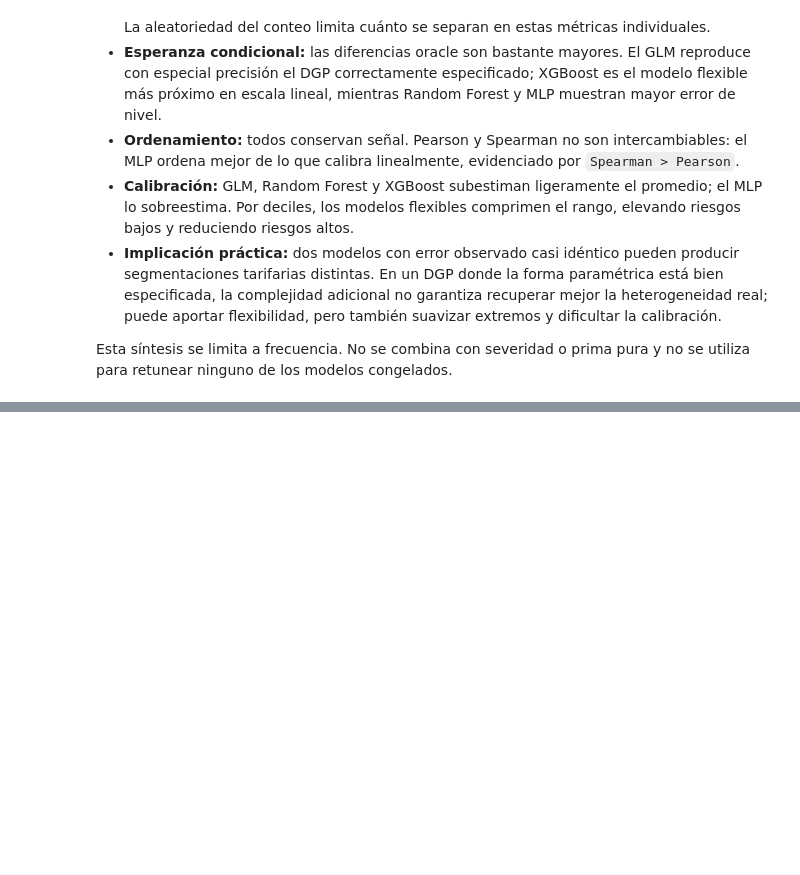
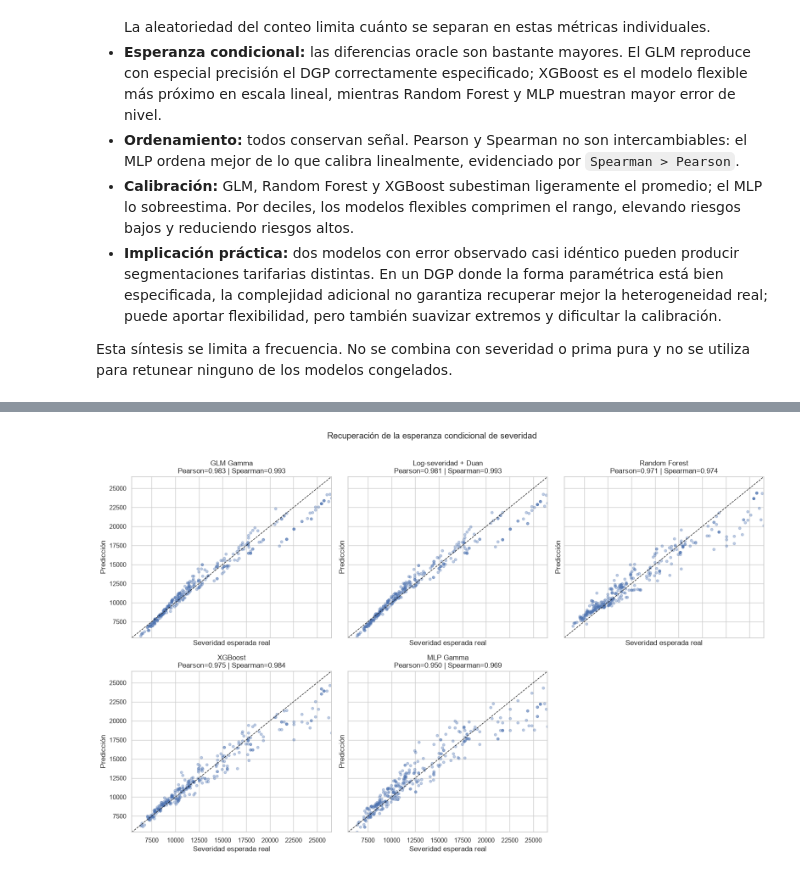
Before and after one commit to ActuarioDereckFuzz/Modelos_estadisticosvsMLvsDeep-Learning, a Jupyter notebook: notebooks/06_model_comparison.ipynb, the cells around one changed output, grey strips where cells are left out. Saved outputs shown, nothing was run; the diff lists cells and outputs as text; code cells hidden in the pictures; blank space fills up the shorter version.

```diff
--- a/notebooks/06_model_comparison.ipynb
+++ b/notebooks/06_model_comparison.ipynb
@@ -862,0 +1119,19 @@ Esta síntesis se limita a frecuencia. No se combina con severidad o prima pura
+# %%
+fig, axes = plt.subplots(2, 3, figsize=(16, 10), sharex=True, sharey=True)
+axes = axes.ravel()
+lower = min(severity_predictions["severidad_esperada_real"].min(), severity_predictions[list(SEVERITY_MODELS.values())].min().min())
+upper = max(severity_predictions["severidad_esperada_real"].max(), severity_predictions[list(SEVERITY_MODELS.values())].max().max())
+
+for ax, (model, column) in zip(axes, SEVERITY_MODELS.items()):
+    ax.scatter(severity_predictions["severidad_esperada_real"], severity_predictions[column], s=18, alpha=.35)
+    ax.plot([lower, upper], [lower, upper], "k--", lw=1)
+    pearson = severity_diagnostics.loc[severity_diagnostics.modelo.eq(model), "Pearson_mu"].iloc[0]
+    spearman = severity_diagnostics.loc[severity_diagnostics.modelo.eq(model), "Spearman_mu"].iloc[0]
+    ax.set(title=f"{model}\nPearson={pearson:.3f} | Spearman={spearman:.3f}", xlabel="Severidad esperada real", ylabel="Predicción")
+    ax.set_xlim(lower, upper); ax.set_ylim(lower, upper)
+
+axes[-1].axis("off")
+fig.suptitle("Recuperación de la esperanza condicional de severidad", y=1.01)
+plt.tight_layout(); plt.show()
+# %% [output]
+[figure, added]
```
Also changed, not shown: parts of 101 cells of this notebook.
